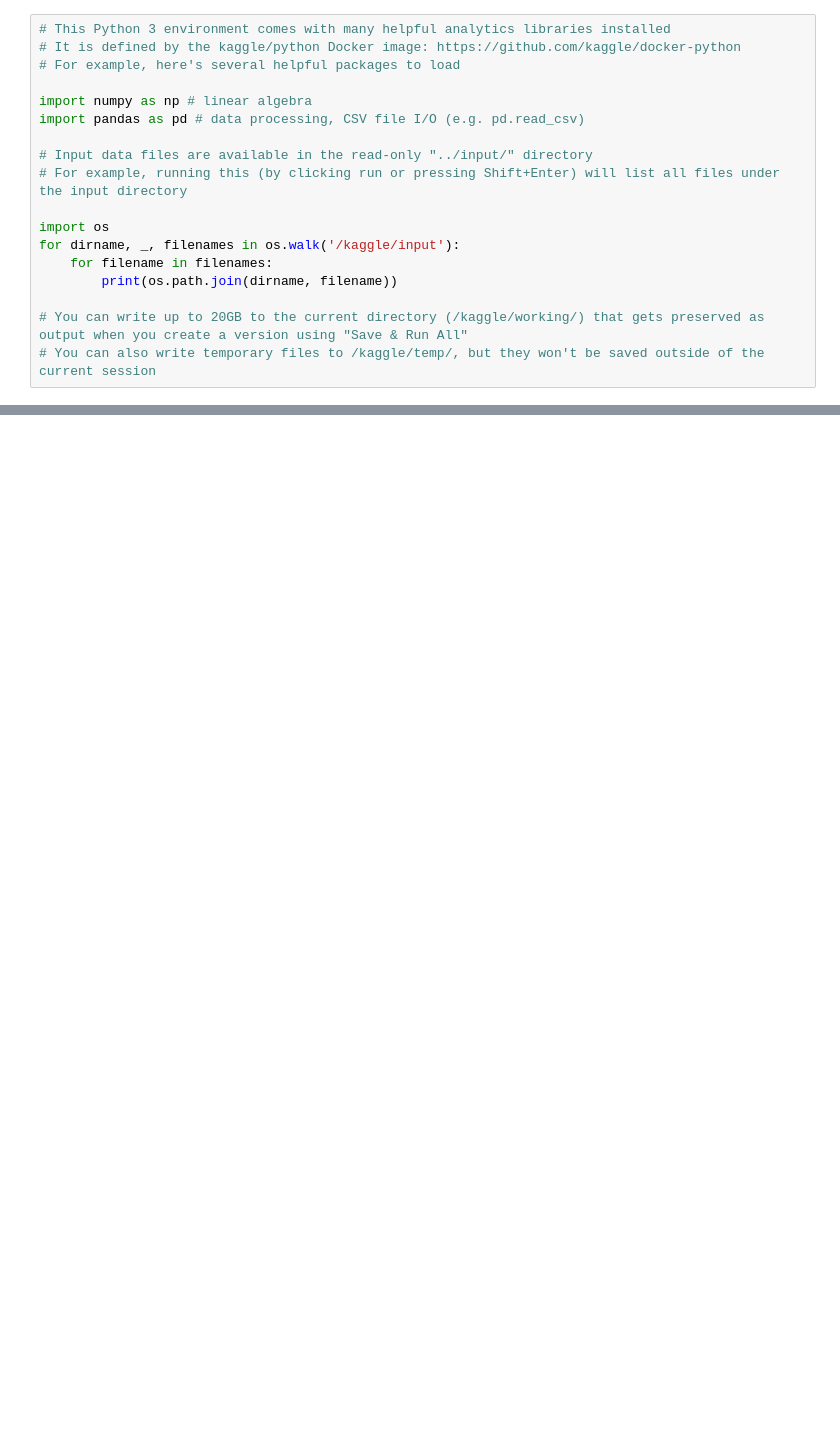
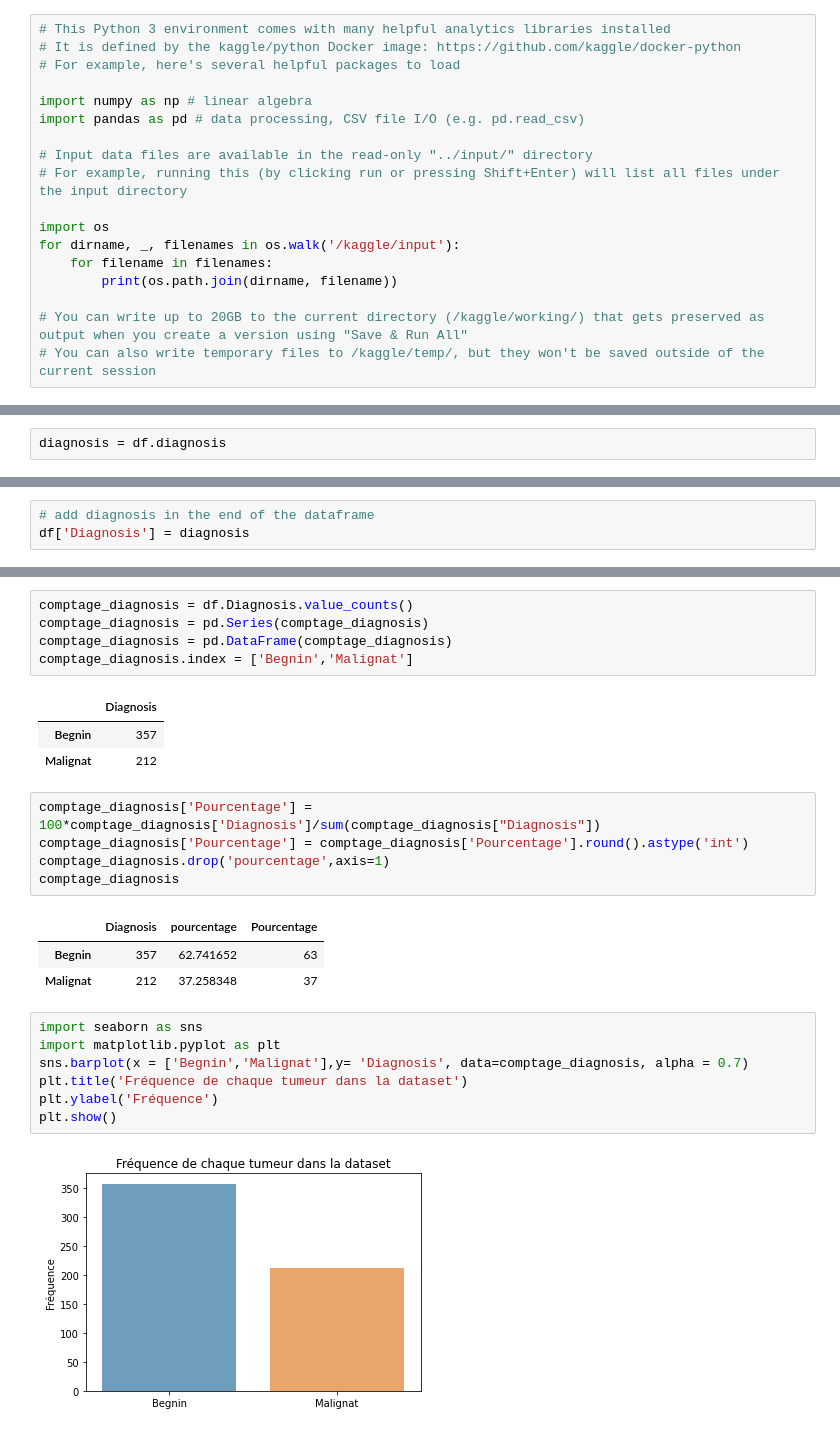
Before and after one commit to mnfaoui/LogisticRegression, a Jupyter notebook: notebook5ff57cc437.ipynb, the cells around one changed output, grey strips where cells are left out. Drawn from its saved outputs; the diff is of its cells as text; blank space fills up the shorter version.

```diff
--- a/notebook5ff57cc437.ipynb
+++ b/notebook5ff57cc437.ipynb
@@ -46 +27,3 @@ df = dataset.drop('Unnamed: 32',axis = 1)
+# %%
+diagnosis = df.diagnosis
 # %%
@@ -70,0 +42,3 @@ y = df.drop("id", axis=1)
+# %%
+# add diagnosis in the end of the dataframe
+df['Diagnosis'] = diagnosis
@@ -70,0 +62,27 @@ y = df.drop("id", axis=1)
+# %%
+comptage_diagnosis = df.Diagnosis.value_counts()
+comptage_diagnosis = pd.Series(comptage_diagnosis)
+comptage_diagnosis = pd.DataFrame(comptage_diagnosis)
+comptage_diagnosis.index = ['Begnin','Malignat']
+# %% [output]
+|  | Diagnosis |
+| Begnin | 357 |
+| Malignat | 212 |
+# %%
+comptage_diagnosis['Pourcentage'] = 100*comptage_diagnosis['Diagnosis']/sum(comptage_diagnosis["Diagnosis"])
+comptage_diagnosis['Pourcentage'] = comptage_diagnosis['Pourcentage'].round().astype('int')
+comptage_diagnosis.drop('pourcentage',axis=1)
+comptage_diagnosis
+# %% [output]
+|  | Diagnosis | pourcentage | Pourcentage |
+| Begnin | 357 | 62.741652 | 63 |
+| Malignat | 212 | 37.258348 | 37 |
+# %%
+import seaborn as sns
+import matplotlib.pyplot as plt
+sns.barplot(x = ['Begnin','Malignat'],y= 'Diagnosis', data=comptage_diagnosis, alpha = 0.7)
+plt.title('Fréquence de chaque tumeur dans la dataset')
+plt.ylabel('Fréquence')
+plt.show()
+# %% [output]
+[figure, added]
```
Also changed, not shown: parts of 20 cells of this notebook.
